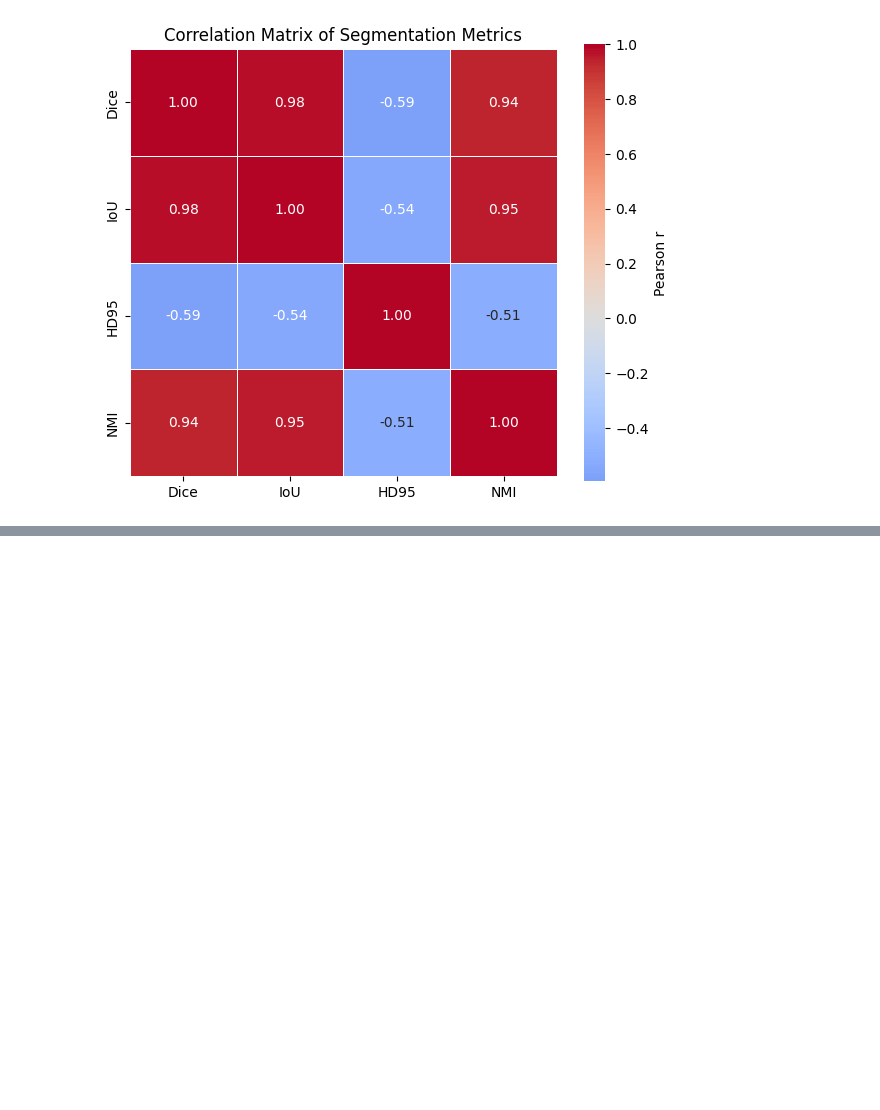
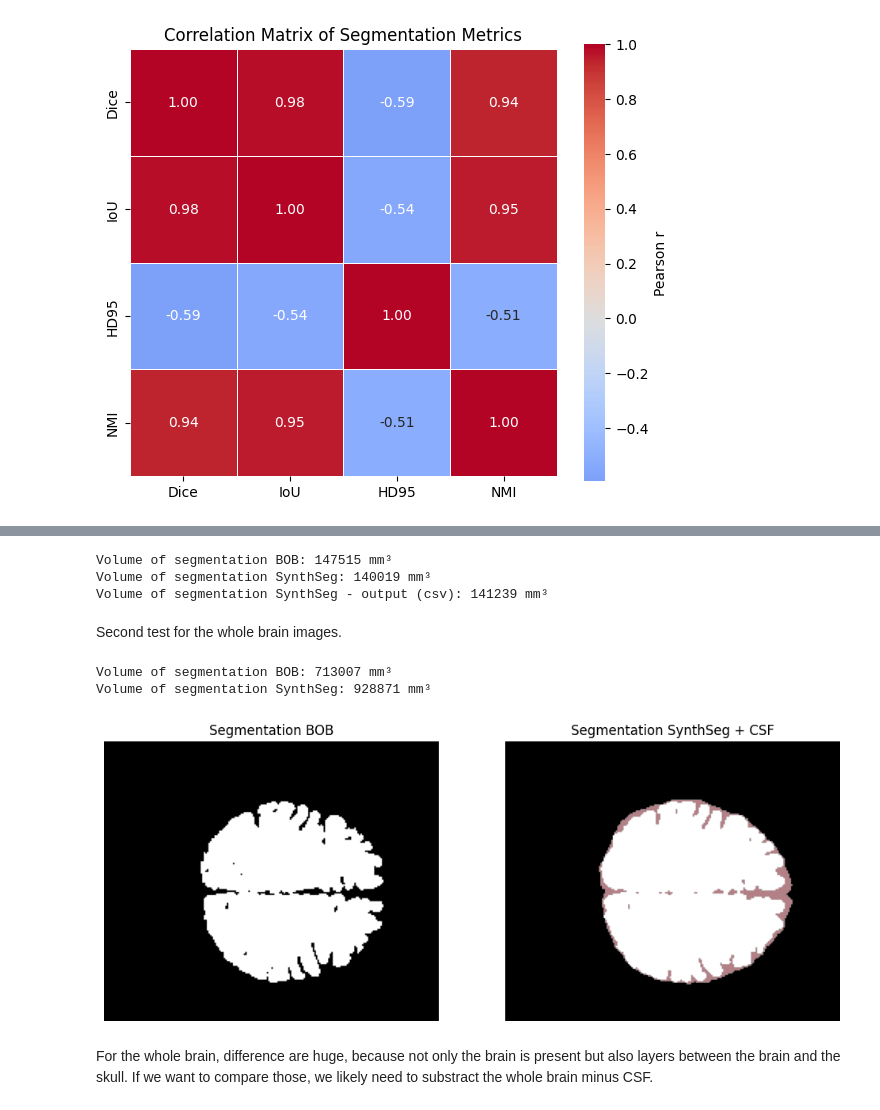
Before and after one commit to toelt-llc/mri_fractal, a Jupyter notebook: data_pipeline/6-segmentation_comparison.ipynb, the cells around one changed output, grey strips where cells are left out. Drawn from its saved outputs; the diff is of its cells as text; code cells hidden in the pictures; blank space fills up the shorter version.

Commit message:
first volume comparision

```diff
--- a/data_pipeline/6-segmentation_comparison.ipynb
+++ b/data_pipeline/6-segmentation_comparison.ipynb
@@ -453,0 +465,79 @@ plt.show()
+# %%
+seg1_img = nib.load("../../Datasets/BOB/sub-116056/ses-3mo/anat/segmentation_outputs/002_Left-Cerebral-White-Matter.nii.gz")
+seg2_img = nib.load("../../Datasets/BOB_segmented/sub-116056/ses-3mo/anat/segmentation_outputs/002_Left-Cerebral-White-Matter.nii.gz")
+
+# Load and binarize masks
+mask1 = seg1_img.get_fdata() > 0
+mask2 = seg2_img.get_fdata() > 0
+
+spacing = seg1_img.header.get_zooms()[:3] # mm
+voxel_volume = spacing[0] * spacing[1] * spacing[2]  # mm³
+
+volume1 = mask1.sum() * voxel_volume
+volume2 = mask2.sum() * voxel_volume
+
+print(f"Volume of segmentation BOB: {volume1:.0f} mm³")
+print(f"Volume of segmentation SynthSeg: {volume2:.0f} mm³")
+print(f"Volume of segmentation SynthSeg - output (csv): {vol_df.loc[0, 'left cerebral white matter']:.0f} mm³")
+# %% [output]
+Volume of segmentation BOB: 147515 mm³
+Volume of segmentation SynthSeg: 140019 mm³
+Volume of segmentation SynthSeg - output (csv): 141239 mm³
+# %% [markdown]
+Second test for the whole brain images.
+# %%
+seg1_img = nib.load("../../Datasets/BOB/sub-116056/ses-3mo/anat/sub-116056_ses-3mo_space-INFANTMNIacpc_desc-aseg_dseg.nii.gz")
+seg2_img = nib.load("../../Datasets/BOB_segmented/sub-116056/ses-3mo/anat/sub-116056_ses-3mo_space-INFANTMNIacpc_T1w.nii.gz")
+
+# Load and binarize masks
+mask1 = seg1_img.get_fdata() > 0
+mask2 = seg2_img.get_fdata() > 0
+
+spacing1 = seg1_img.header.get_zooms()[:3] # mm
+voxel_volume1 = spacing1[0] * spacing1[1] * spacing1[2]  # mm³
+
+spacing2 = seg2_img.header.get_zooms()[:3] # mm
+voxel_volume2 = spacing2[0] * spacing2[1] * spacing2[2]  # mm³
+
+volume1 = mask1.sum() * voxel_volume1
+volume2 = mask2.sum() * voxel_volume2
+
+print(f"Volume of segmentation BOB: {volume1:.0f} mm³")
+print(f"Volume of segmentation SynthSeg: {volume2:.0f} mm³")
+# %% [output]
+Volume of segmentation BOB: 713007 mm³
+Volume of segmentation SynthSeg: 928871 mm³
+# %%
+slice_index = mask1.shape[2] // 2  # Mid-slice in the z-dimension
+
+# Load the overlay mask (CSF)
+csf_mask_img = nib.load(r"../../Datasets\BOB_segmented\sub-116056\ses-3mo\anat\segmentation_outputs\024_CSF.nii.gz")
+csf_mask = csf_mask_img.get_fdata() > 0
+
+# Get the slices
+slice_mask2 = mask2[:, :, slice_index]
+slice_csf = csf_mask[:, :, slice_index]
+
+# Create a masked version of the CSF mask so background stays transparent
+csf_mask_masked = np.ma.masked_where(slice_csf == 0, slice_csf)
+
+# Plot
+plt.figure(figsize=(12, 5))
+
+# Base segmentation (BOB)
+plt.subplot(1, 2, 1)
+plt.imshow(mask1[:, :, slice_index], cmap='gray', vmin=0, vmax=1)
+plt.axis('off')
+plt.title("Segmentation BOB")
+
+# Second segmentation (SynthSeg) + CSF overlay
+plt.subplot(1, 2, 2)
+plt.imshow(slice_mask2, cmap='gray')
+plt.imshow(csf_mask_masked, cmap='Reds', vmin=0, vmax=1, alpha=0.5)  # only show overlay where CSF > 0
+plt.axis('off')
+plt.title("Segmentation SynthSeg + CSF")
+plt.show()
+# %% [output]
+[figure, added]
+# %% [markdown]
+For the whole brain, difference are huge, because not only the brain is present but also layers between the brain and the skull. If we want to compare those, we likely need to substract the whole brain minus CSF.
```
Also changed, not shown: parts of 6 cells of this notebook.
